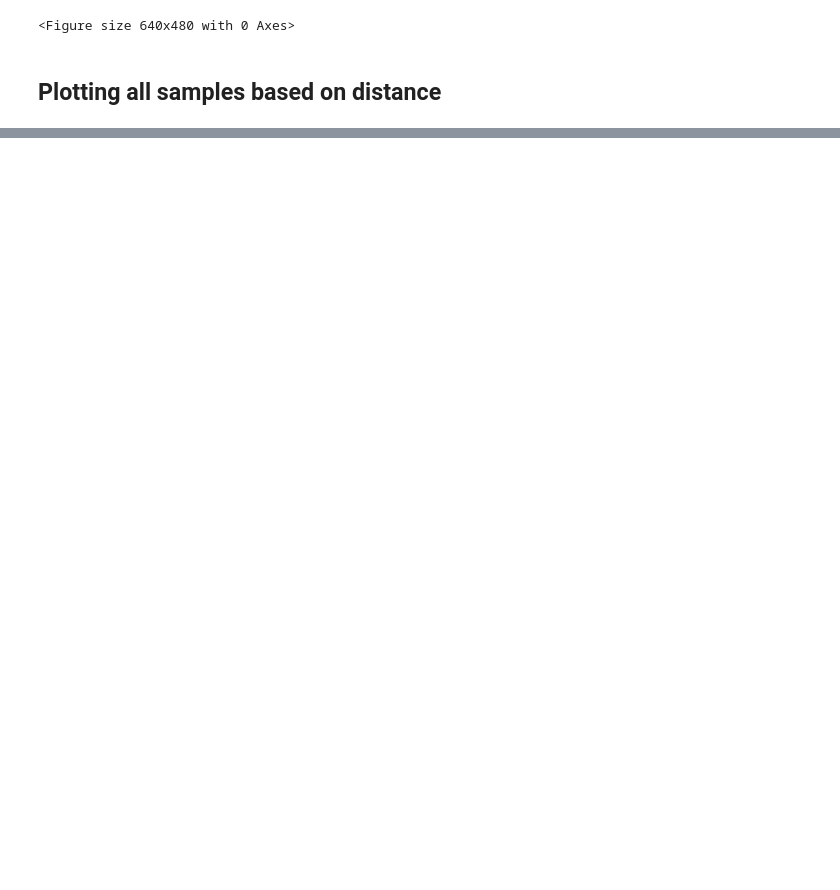
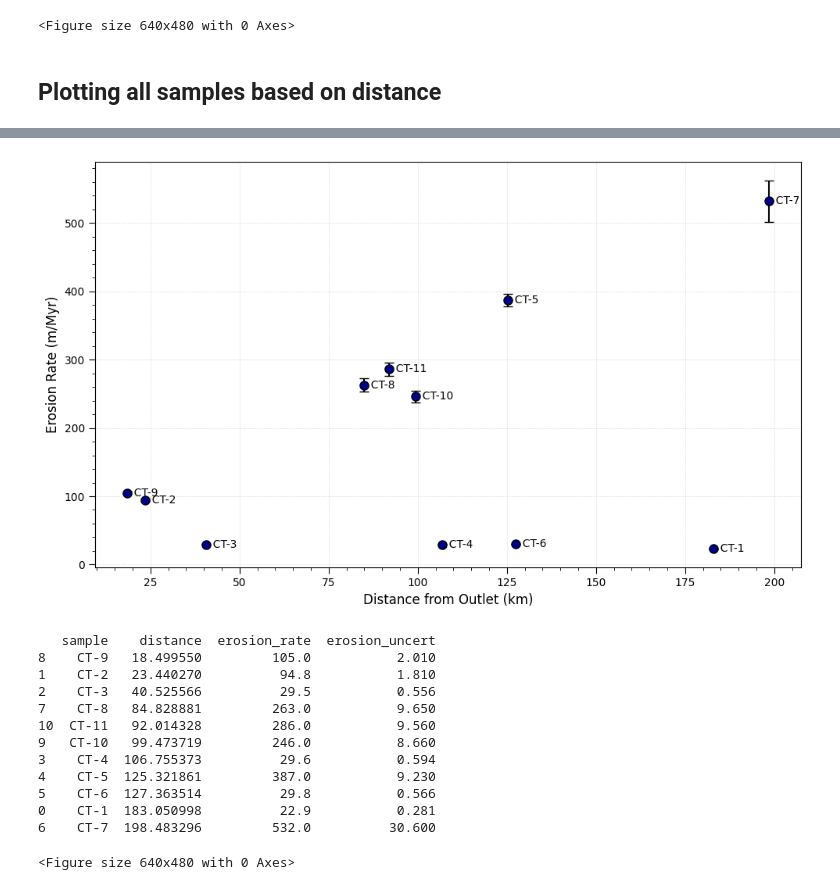
Before and after one commit to glong1321/AndesTG, a Jupyter notebook: Mataquito/Mixing_below_confluence/Below_confluence.ipynb, the cells around one changed output, grey strips where cells are left out. Drawn from its saved outputs; the diff is of its cells as text; code cells hidden in the pictures; blank space fills up the shorter version.

```diff
--- a/Mataquito/Mixing_below_confluence/Below_confluence.ipynb
+++ b/Mataquito/Mixing_below_confluence/Below_confluence.ipynb
@@ -654,2 +876,0 @@ def plot_original_style_all_samples(df):
-# %%
-plot_df = plot_original_style_all_samples(df)
@@ -1133,0 +1230,18 @@ do the same distance calculation as above but for sitance from river outlet for
+# %%
+#Plot erosion rates vs distance from outlet using your Excel data
+plot_df = plot_all_samples_from_outlet(df, outlet_distances)
+# %% [output]
+[figure, added]
+   sample    distance  erosion_rate  erosion_uncert
+8    CT-9   18.499550         105.0           2.010
+1    CT-2   23.440270          94.8           1.810
+2    CT-3   40.525566          29.5           0.556
+7    CT-8   84.828881         263.0           9.650
+10  CT-11   92.014328         286.0           9.560
+9   CT-10   99.473719         246.0           8.660
+3    CT-4  106.755373          29.6           0.594
+4    CT-5  125.321861         387.0           9.230
+5    CT-6  127.363514          29.8           0.566
+0    CT-1  183.050998          22.9           0.281
+6    CT-7  198.483296         532.0          30.600
+<Figure size 640x480 with 0 Axes>
```
Also changed, not shown: parts of 20 cells of this notebook, 8 other files.
